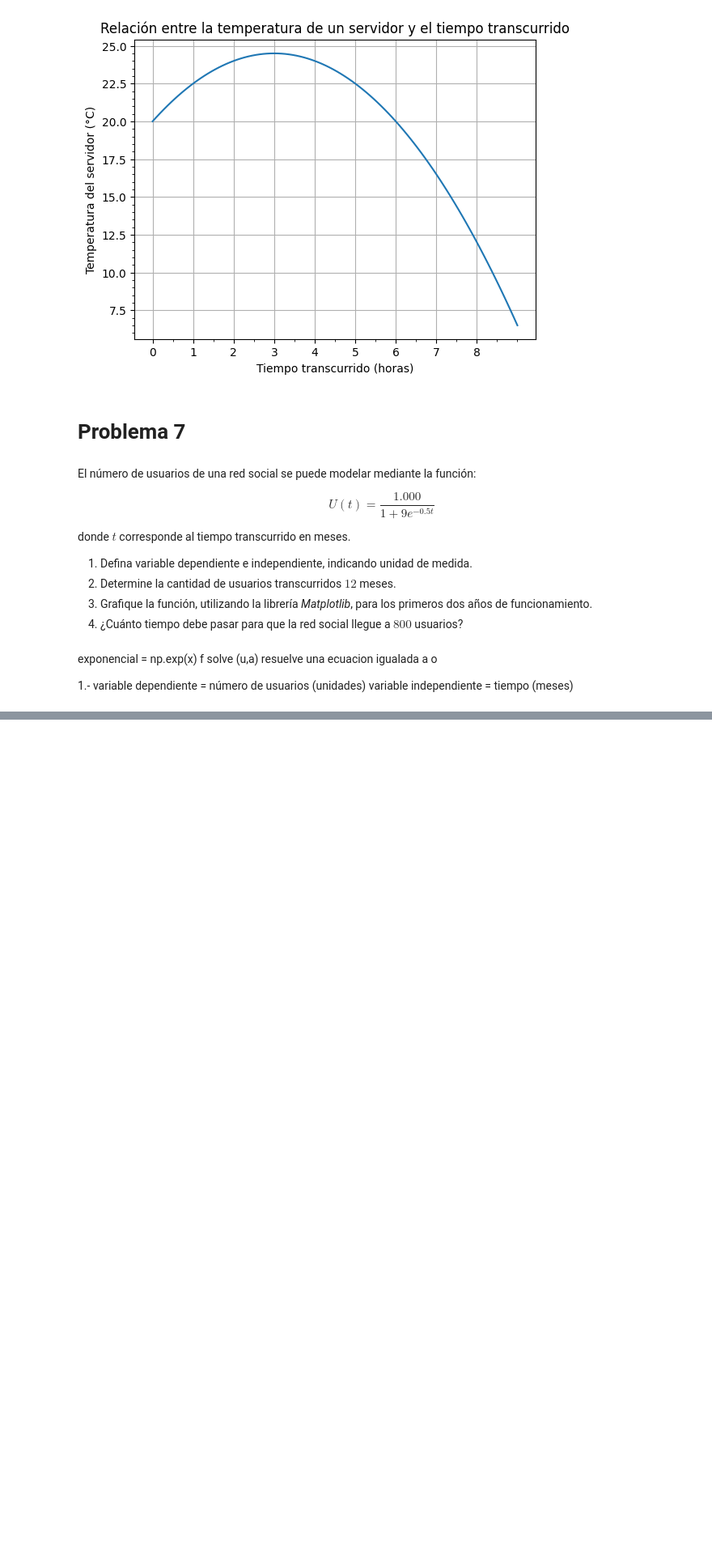
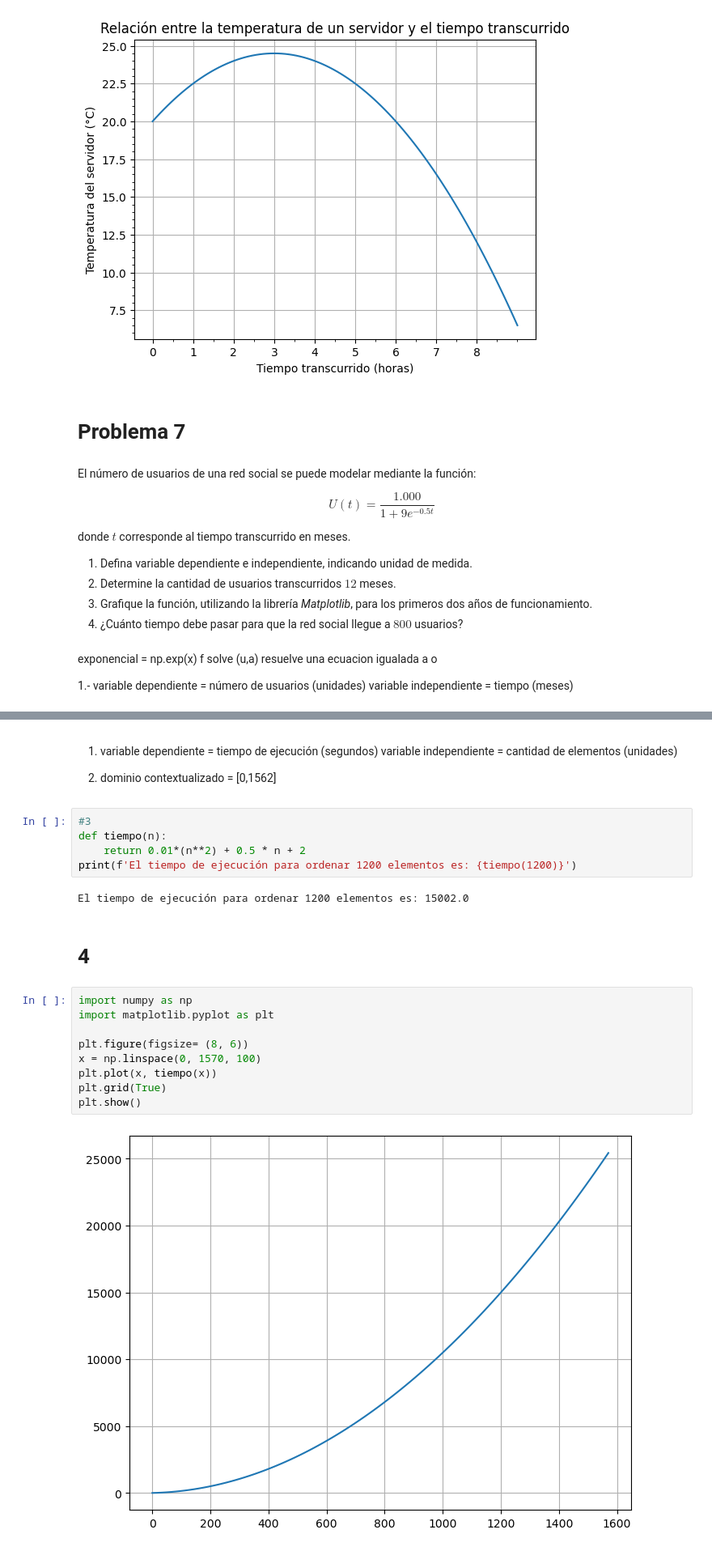
Before and after one commit to Lucianoridlf/FPY1101, a Jupyter notebook: Unidad 1/Guía 1/Guía 1 funciones.ipynb, the cells around one changed output, grey strips where cells are left out. Shown at 81% size. Saved outputs shown, nothing was run; the diff lists cells and outputs as text; blank space fills up the shorter version.

```diff
--- a/Unidad 1/Guía 1/Guía 1 funciones.ipynb
+++ b/Unidad 1/Guía 1/Guía 1 funciones.ipynb
@@ -266,0 +294,25 @@ La cantidad de usuarios a los 12 meses es: [np.float64(1000.02230876959)]
+# %% [markdown]
+1. variable dependiente = tiempo de ejecución (segundos)
+    variable independiente = cantidad de elementos (unidades)
+
+2. dominio contextualizado = [0,1562]
+# %%
+#3
+def tiempo(n):
+    return 0.01*(n**2) + 0.5 * n + 2
+print(f'El tiempo de ejecución para ordenar 1200 elementos es: {tiempo(1200)}')
+# %% [output]
+El tiempo de ejecución para ordenar 1200 elementos es: 15002.0
+# %% [markdown]
+# 4
+# %%
+import numpy as np
+import matplotlib.pyplot as plt
+
+plt.figure(figsize= (8, 6))
+x = np.linspace(0, 1570, 100)
+plt.plot(x, tiempo(x))
+plt.grid(True)
+plt.show()
+# %% [output]
+[figure, added]
```
Also changed, not shown: parts of 12 cells of this notebook.
